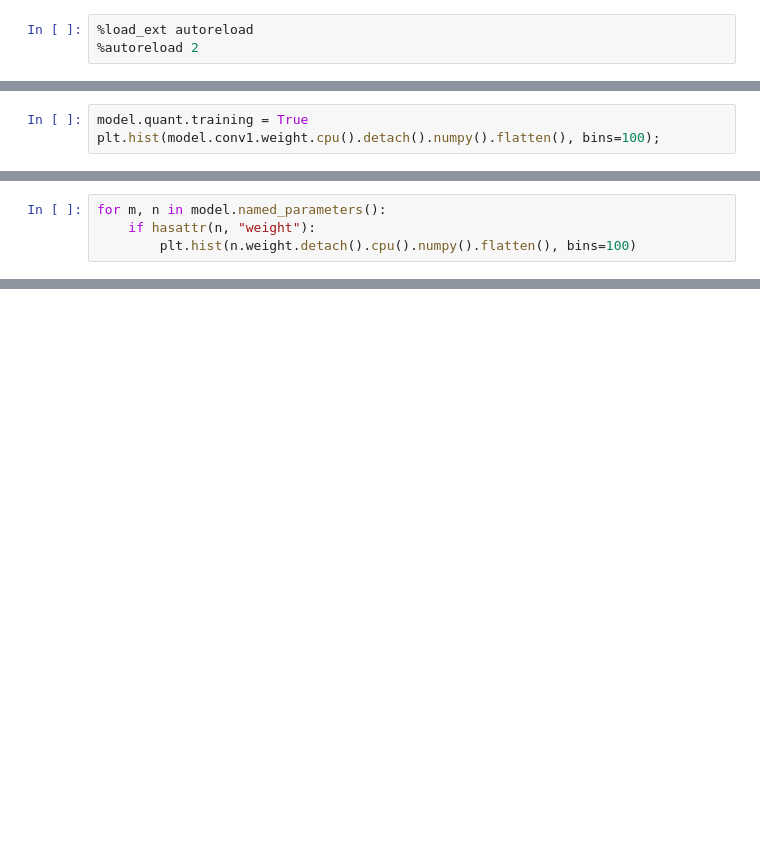
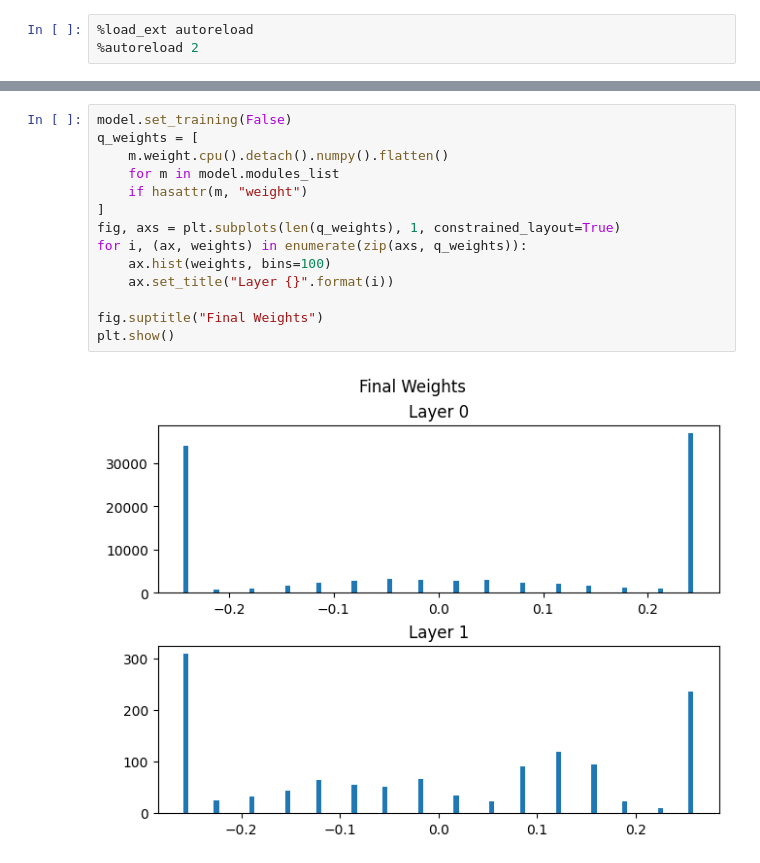
Before and after one commit to GabrielBena/alibabacloud-quantization-networks, a Jupyter notebook: mnist.ipynb, the cells around one changed output, grey strips where cells are left out. Drawn from its saved outputs; the diff is of its cells as text; blank space fills up the shorter version.

```diff
--- a/mnist.ipynb
+++ b/mnist.ipynb
@@ -194,3 +283,0 @@ torch.Size([64, 1, 28, 28])
-# %%
-model.quant.training = True
-plt.hist(model.conv1.weight.cpu().detach().numpy().flatten(), bins=100);
@@ -204,4 +283,0 @@ plt.hist(model.conv1.weight.cpu().detach().numpy().flatten(), bins=100);
-# %%
-for m, n in model.named_parameters():
-    if hasattr(n, "weight"):
-        plt.hist(n.weight.detach().cpu().numpy().flatten(), bins=100)
@@ -207,0 +301,16 @@ for m, n in model.named_parameters():
+# %%
+model.set_training(False)
+q_weights = [
+    m.weight.cpu().detach().numpy().flatten()
+    for m in model.modules_list
+    if hasattr(m, "weight")
+]
+fig, axs = plt.subplots(len(q_weights), 1, constrained_layout=True)
+for i, (ax, weights) in enumerate(zip(axs, q_weights)):
+    ax.hist(weights, bins=100)
+    ax.set_title("Layer {}".format(i))
+
+fig.suptitle("Final Weights")
+plt.show()
+# %% [output]
+[figure, added]
```
Also changed, not shown: parts of 18 cells of this notebook, 2 other files.
